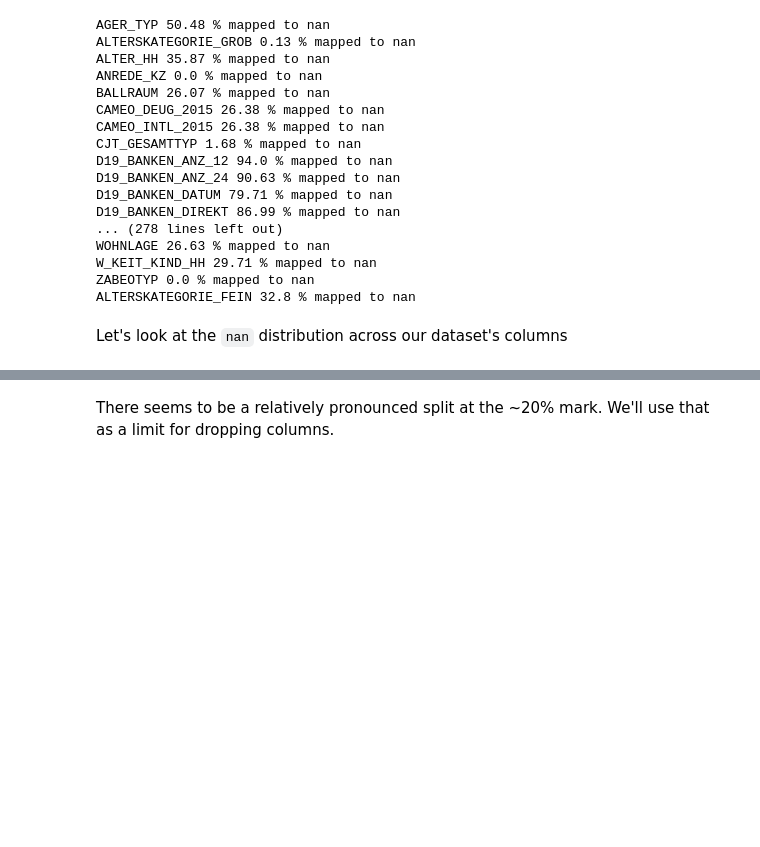
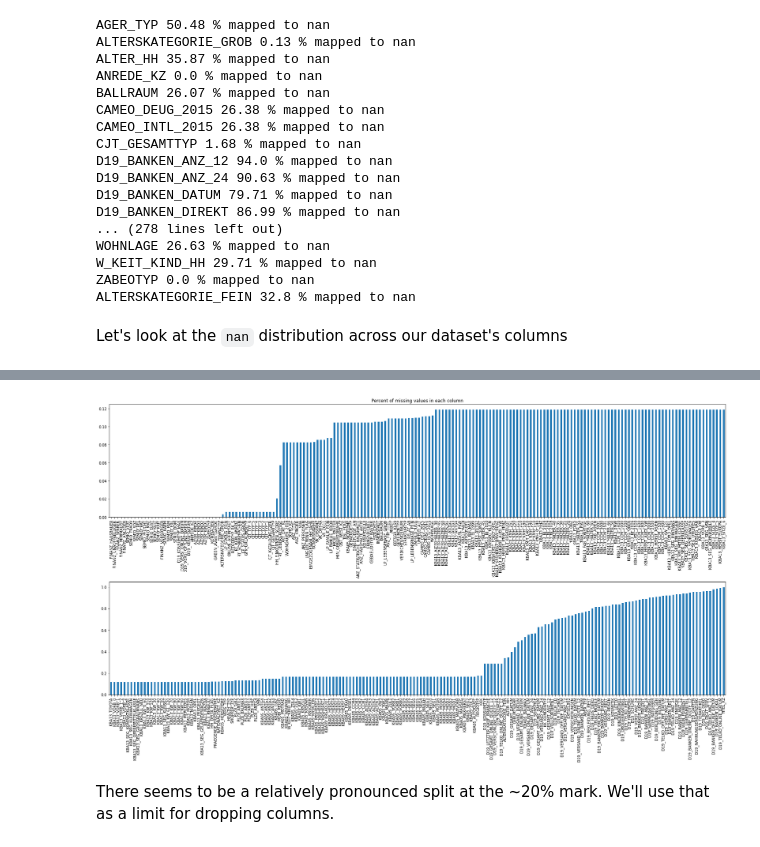
Before and after one commit to guischmitd/udacity_ds_capstone, a Jupyter notebook: 1_exploration_and_cleaning.ipynb, the cells around one changed output, grey strips where cells are left out. Cells and saved outputs as stored; diff of their text form; code cells hidden in the pictures; blank space fills up the shorter version.

```diff
--- a/1_exploration_and_cleaning.ipynb
+++ b/1_exploration_and_cleaning.ipynb
@@ -661,3 +674,15 @@ plt.gcf().tight_layout()
+# %%
+split = len(azdias.columns) // 2
+missing_in_azdias_part1 = azdias.isna().mean().sort_values().iloc[:split]
+missing_in_azdias_part2 = azdias.isna().mean().sort_values().iloc[split:]
+plt.figure(figsize=(24, 14))
+plt.subplot(2, 1, 1)
+missing_in_azdias_part1.plot.bar(title='Percent of missing values in each column');
+plt.subplot(2, 1, 2)
+missing_in_azdias_part2.plot.bar();
+plt.gcf().tight_layout()
+# %% [output]
+[figure, added]
 # %% [markdown]
 There seems to be a relatively pronounced split at the ~20% mark. We'll use that as a limit for dropping columns.
 # %%
```
Also changed, not shown: parts of 17 cells of this notebook, 5 other files.
